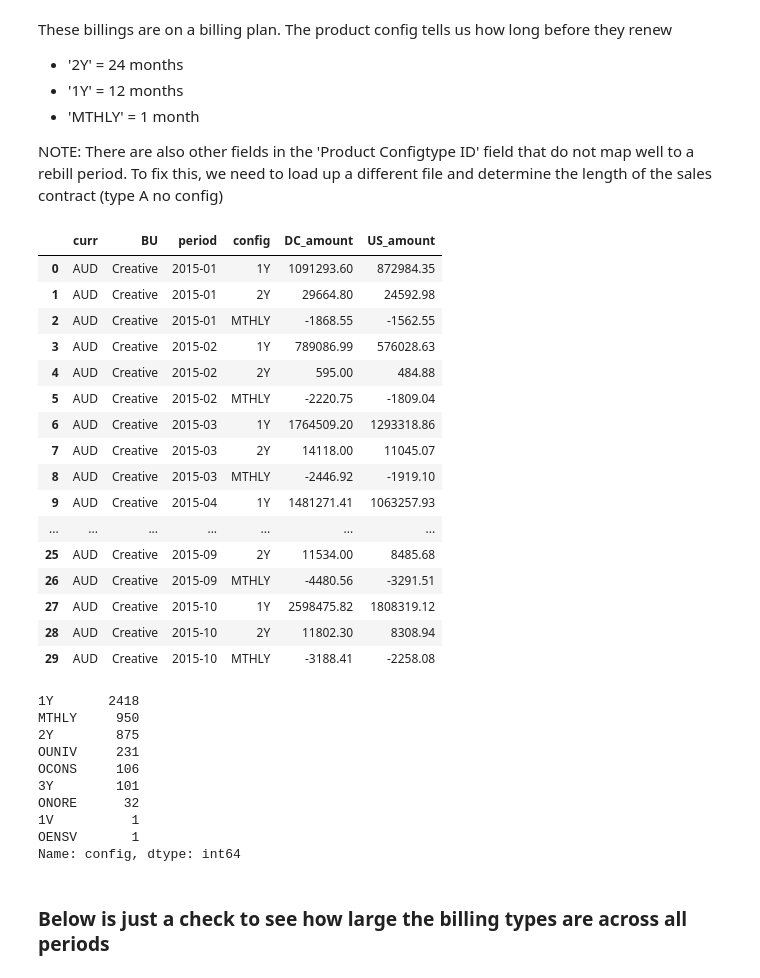
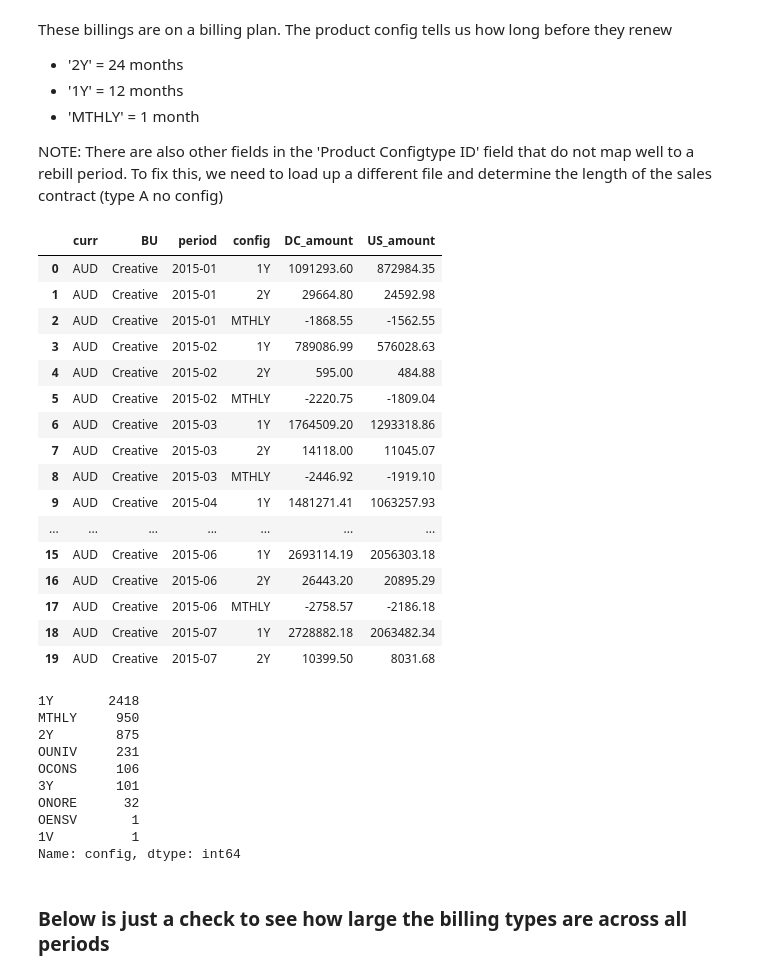
Before and after one commit to davidjsmith44/Deferred_Revenue_Forecast, a Jupyter notebook: notebooks/deferred_2020_join.ipynb, the cells around one changed output. Cells and saved outputs as stored; diff of their text form; code cells hidden in the pictures.

```diff
--- a/notebooks/deferred_2020_join.ipynb
+++ b/notebooks/deferred_2020_join.ipynb
@@ -194,9 +194,9 @@ May need to process the data differently with the deferred billings so we will s
 # %%
 # First split the data into three dataframes
 # Recognized billings
-rec = df[df['Sales Type']=='RECOGNIZED']
-svc = df[df['Sales Type']=='PRO-SVC-INV']
-dfr = df[df['Sales Type']=='DEFERRED']
+rec = df[df['Sales Type']=='RECOGNIZED'].copy()
+svc = df[df['Sales Type']=='PRO-SVC-INV'].copy()
+dfr = df[df['Sales Type']=='DEFERRED'].copy()
 # %% [markdown]
 # NOW WORKING ON THE BILLINGS
 # %% [markdown]
@@ -322,31 +312,31 @@ NOTE: There are also other fields in the 'Product Configtype ID' field that do n
 To fix this, we need to load up a different file and determine the length of the sales contract (type A no config)
 # %%
 # filtering just the type A billings
-dfr_a = dfr[dfr['rev_req_type']=='A']
+dfr_a = dfr[dfr['rev_req_type']=='A'].copy()
 # %%
 gb_a = dfr_a.groupby(['curr', 'BU', 'period',
                      'config'], as_index=False).sum()
 gb_a.drop(labels='Subscription Term', axis=1, inplace = True)
 # %%
-gb_a.head(30)
+gb_a.head(20)
 # %% [output]
 |  | curr | BU | period | config | DC_amount | US_amount |
 | 0 | AUD | Creative | 2015-01 | 1Y | 1091293.60 | 872984.35 |
 | 1 | AUD | Creative | 2015-01 | 2Y | 29664.80 | 24592.98 |
 | 2 | AUD | Creative | 2015-01 | MTHLY | -1868.55 | -1562.55 |
 | 3 | AUD | Creative | 2015-02 | 1Y | 789086.99 | 576028.63 |
 | 4 | AUD | Creative | 2015-02 | 2Y | 595.00 | 484.88 |
 | 5 | AUD | Creative | 2015-02 | MTHLY | -2220.75 | -1809.04 |
 | 6 | AUD | Creative | 2015-03 | 1Y | 1764509.20 | 1293318.86 |
 | 7 | AUD | Creative | 2015-03 | 2Y | 14118.00 | 11045.07 |
 | 8 | AUD | Creative | 2015-03 | MTHLY | -2446.92 | -1919.10 |
 | 9 | AUD | Creative | 2015-04 | 1Y | 1481271.41 | 1063257.93 |
 | ... | ... | ... | ... | ... | ... | ... |
-| 25 | AUD | Creative | 2015-09 | 2Y | 11534.00 | 8485.68 |
-| 26 | AUD | Creative | 2015-09 | MTHLY | -4480.56 | -3291.51 |
-| 27 | AUD | Creative | 2015-10 | 1Y | 2598475.82 | 1808319.12 |
-| 28 | AUD | Creative | 2015-10 | 2Y | 11802.30 | 8308.94 |
-| 29 | AUD | Creative | 2015-10 | MTHLY | -3188.41 | -2258.08 |
+| 15 | AUD | Creative | 2015-06 | 1Y | 2693114.19 | 2056303.18 |
+| 16 | AUD | Creative | 2015-06 | 2Y | 26443.20 | 20895.29 |
+| 17 | AUD | Creative | 2015-06 | MTHLY | -2758.57 | -2186.18 |
+| 18 | AUD | Creative | 2015-07 | 1Y | 2728882.18 | 2063482.34 |
+| 19 | AUD | Creative | 2015-07 | 2Y | 10399.50 | 8031.68 |
 # %%
 gb_a['config'].value_counts()
 # %% [output]
@@ -357,8 +347,8 @@ OUNIV     231
 OCONS     106
 3Y        101
 ONORE      32
+OENSV       1
 1V          1
-OENSV       1
 Name: config, dtype: int64
 # %% [markdown]
 ### Below is just a check to see how large the billing types are across all periods
```
Also changed, not shown: parts of 32 cells of this notebook.
